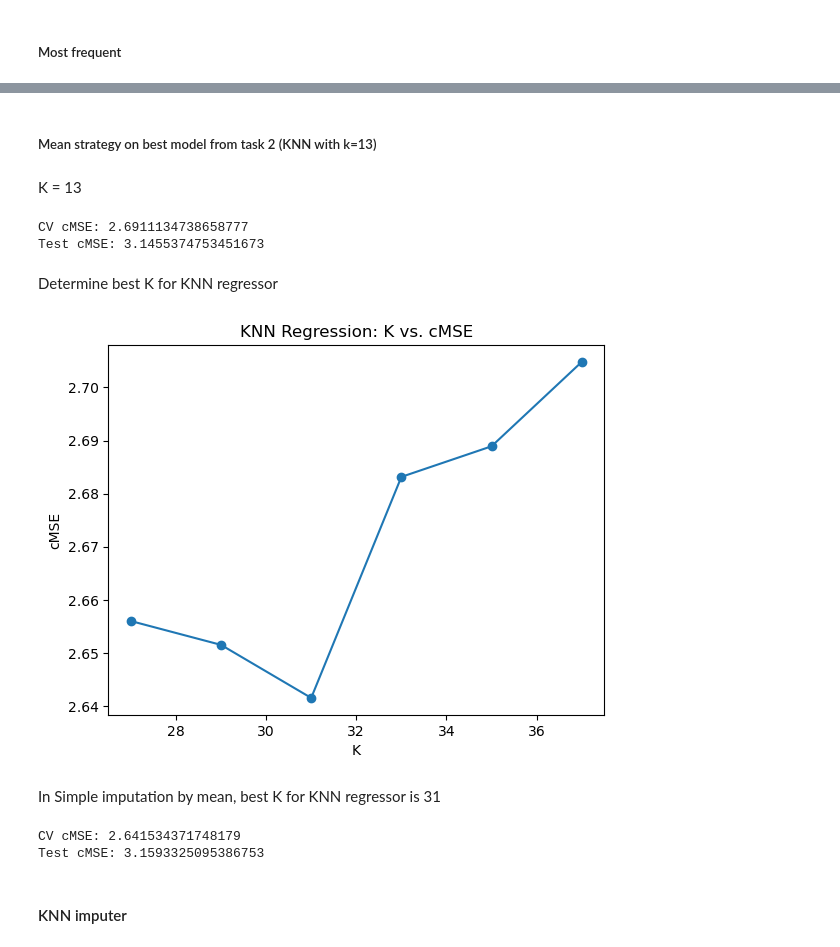
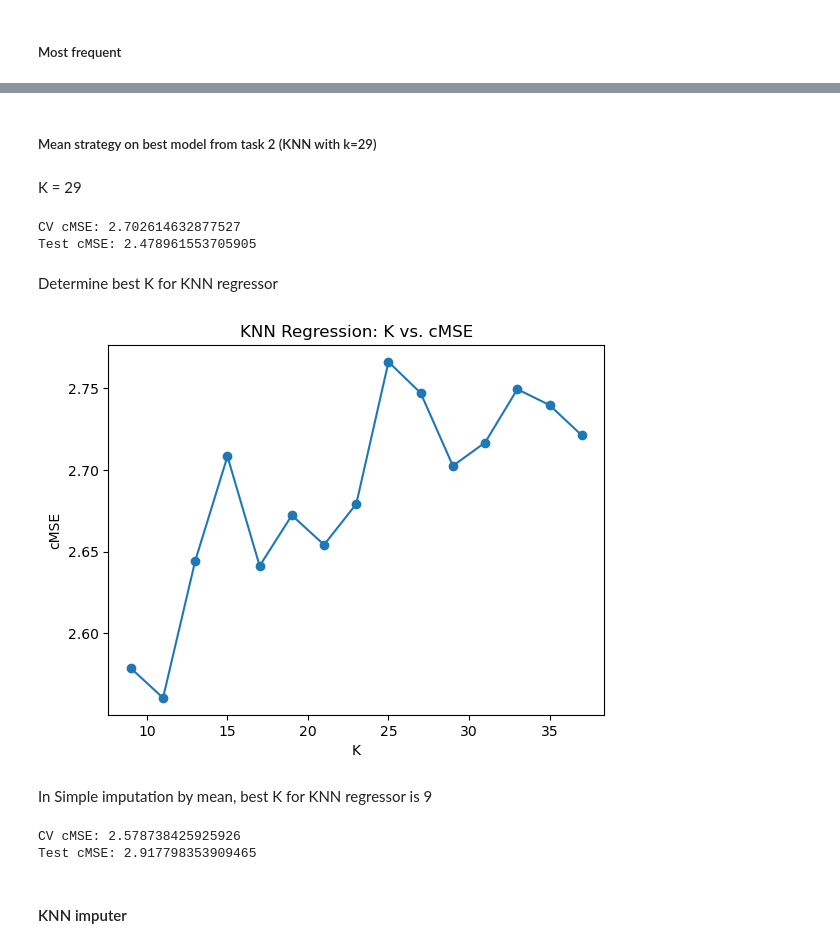
Before and after one commit to RenatoViola/AA_Assignment_2, a Jupyter notebook: Code/task_3.ipynb, the cells around one changed output, grey strips where cells are left out. Saved outputs shown, nothing was run; the diff lists cells and outputs as text; code cells hidden in the pictures.

```diff
--- a/Code/task_3.ipynb
+++ b/Code/task_3.ipynb
@@ -199,39 +180,39 @@ Test cMSE: 3.0505749153784465
 # %% [markdown]
-##### Mean strategy on best model from task 2 (KNN with k=13)
+##### Mean strategy on best model from task 2 (KNN with k=29)
 # %% [markdown]
-K = 13
+K = 29
 # %%
-knn_reg = make_pipeline(StandardScaler(), KNeighborsRegressor(n_neighbors=13))
+knn_reg = make_pipeline(StandardScaler(), KNeighborsRegressor(n_neighbors=29))
 imp_simple_mean_model_knn, imp_simple_mean_cmse_knn = evaluate_imputation(X, y, c, model=knn_reg, method='simple', strategy='mean')
 # %% [output]
-CV cMSE: 2.6911134738658777
-Test cMSE: 3.1455374753451673
+CV cMSE: 2.702614632877527
+Test cMSE: 2.478961553705905
 # %% [markdown]
 Determine best K for KNN regressor
 # %%
-k_values = [27, 29, 31, 33, 35, 37]
+k_values = [9, 11, 13, 15, 17, 19, 21, 23, 25, 27, 29, 31, 33, 35, 37]
 knn_scores = []
 
 for k in k_values:
     knn_reg = make_pipeline(StandardScaler(), KNeighborsRegressor(n_neighbors=k))
     imp_knn_model, imp_knn_cmse = evaluate_imputation(X, y, c, model=knn_reg, method='simple', strategy='mean', show_cmse=False, show_plot=False)
     knn_scores.append(imp_knn_cmse)
 
 plt.plot(k_values, knn_scores, marker='o')
 plt.xlabel("K")
 plt.ylabel("cMSE")
 plt.title("KNN Regression: K vs. cMSE")
 plt.show()
 # %% [output]
-[figure, old version]
+[figure, new version]
 # %% [markdown]
-In Simple imputation by mean, best K for KNN regressor is 31
+In Simple imputation by mean, best K for KNN regressor is 9
 # %%
-knn_reg = make_pipeline(StandardScaler(), KNeighborsRegressor(n_neighbors=31))
+knn_reg = make_pipeline(StandardScaler(), KNeighborsRegressor(n_neighbors=9))
 imp_simple_mean_model_knn, imp_simple_mean_cmse_knn = evaluate_imputation(X, y, c, model=knn_reg, method='simple', strategy='mean')
 # %% [output]
-CV cMSE: 2.641534371748179
-Test cMSE: 3.1593325095386753
+CV cMSE: 2.578738425925926
+Test cMSE: 2.917798353909465
 # %% [markdown]
 #### KNN imputer
 # %% [markdown]
```
Also changed, not shown: parts of 23 cells of this notebook, 2 other files.
